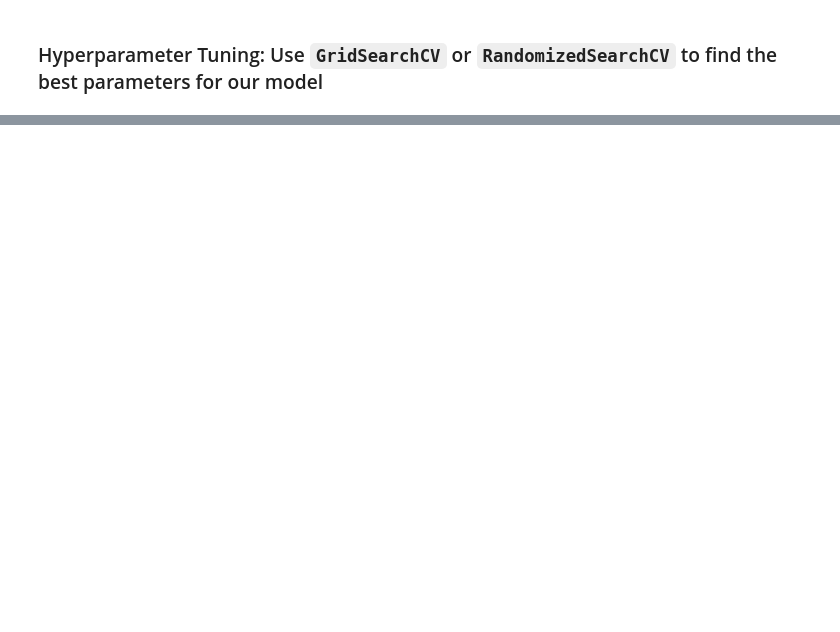
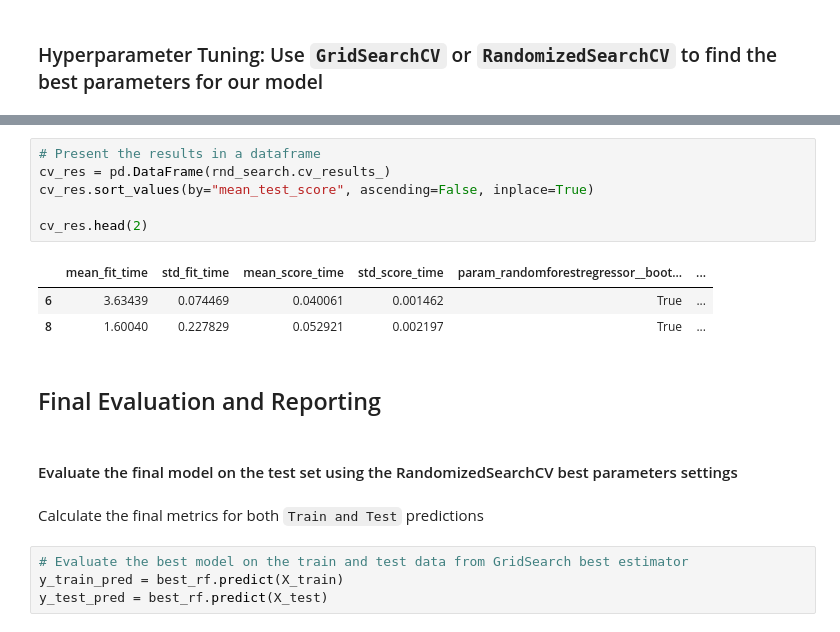
Before and after one commit to Alex-Idachaba/Machine-Learning-Algorithms, a Jupyter notebook: Linear_Regression.ipynb, the cells around one changed output, grey strips where cells are left out. Drawn from its saved outputs; the diff is of its cells as text; blank space fills up the shorter version.

```diff
--- a/Linear_Regression.ipynb
+++ b/Linear_Regression.ipynb
@@ -668,0 +785,20 @@ Feature 8: 0.000613
+# %%
+# Present the results in a dataframe
+cv_res = pd.DataFrame(rnd_search.cv_results_)
+cv_res.sort_values(by="mean_test_score", ascending=False, inplace=True)
+
+cv_res.head(2)
+# %% [output]
+|  | mean_fit_time | std_fit_time | mean_score_time | std_score_time | param_randomforestregressor__boot... | ... |
+| 6 | 3.63439 | 0.074469 | 0.040061 | 0.001462 | True | ... |
+| 8 | 1.60040 | 0.227829 | 0.052921 | 0.002197 | True | ... |
+# %% [markdown]
+## Final Evaluation and Reporting
+# %% [markdown]
+#### Evaluate the final model on the test set using the RandomizedSearchCV best parameters settings
+# %% [markdown]
+Calculate the final metrics for both `Train and Test` predictions
+# %%
+# Evaluate the best model on the train and test data from GridSearch best estimator
+y_train_pred = best_rf.predict(X_train)
+y_test_pred = best_rf.predict(X_test)
```
Also changed, not shown: parts of 24 cells of this notebook.
